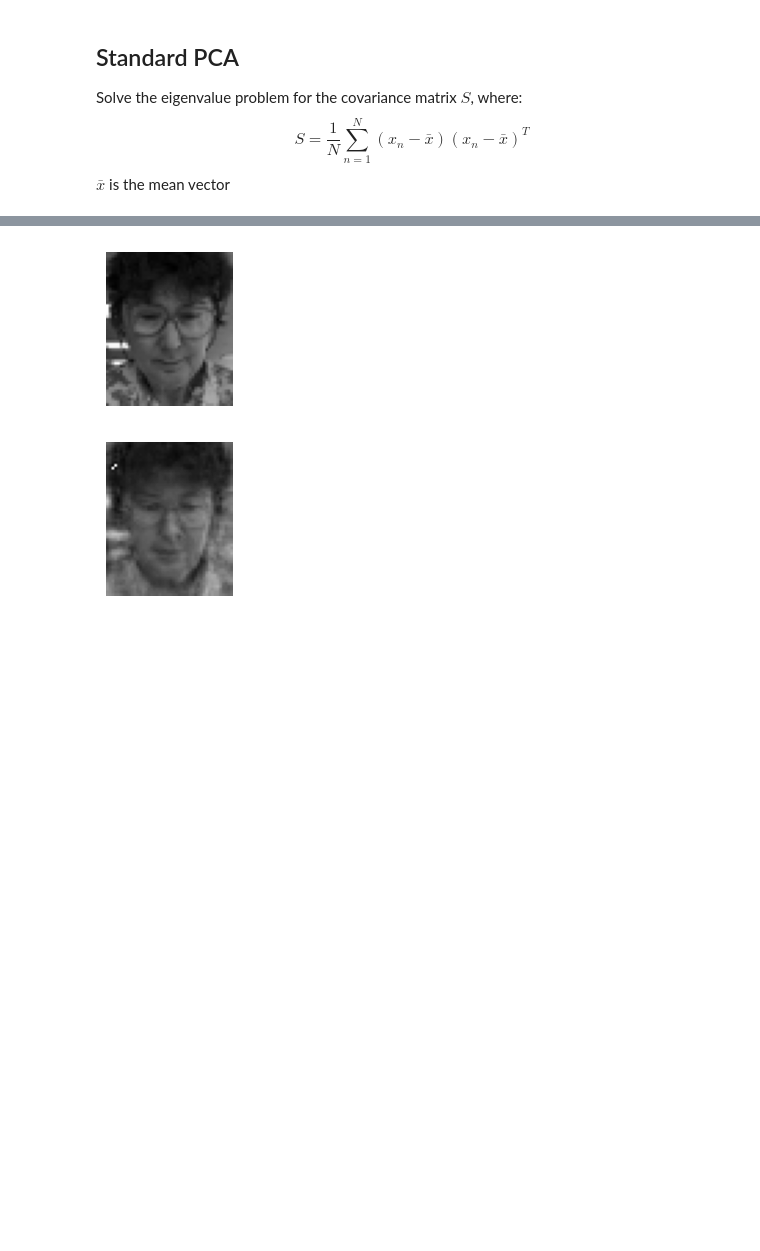
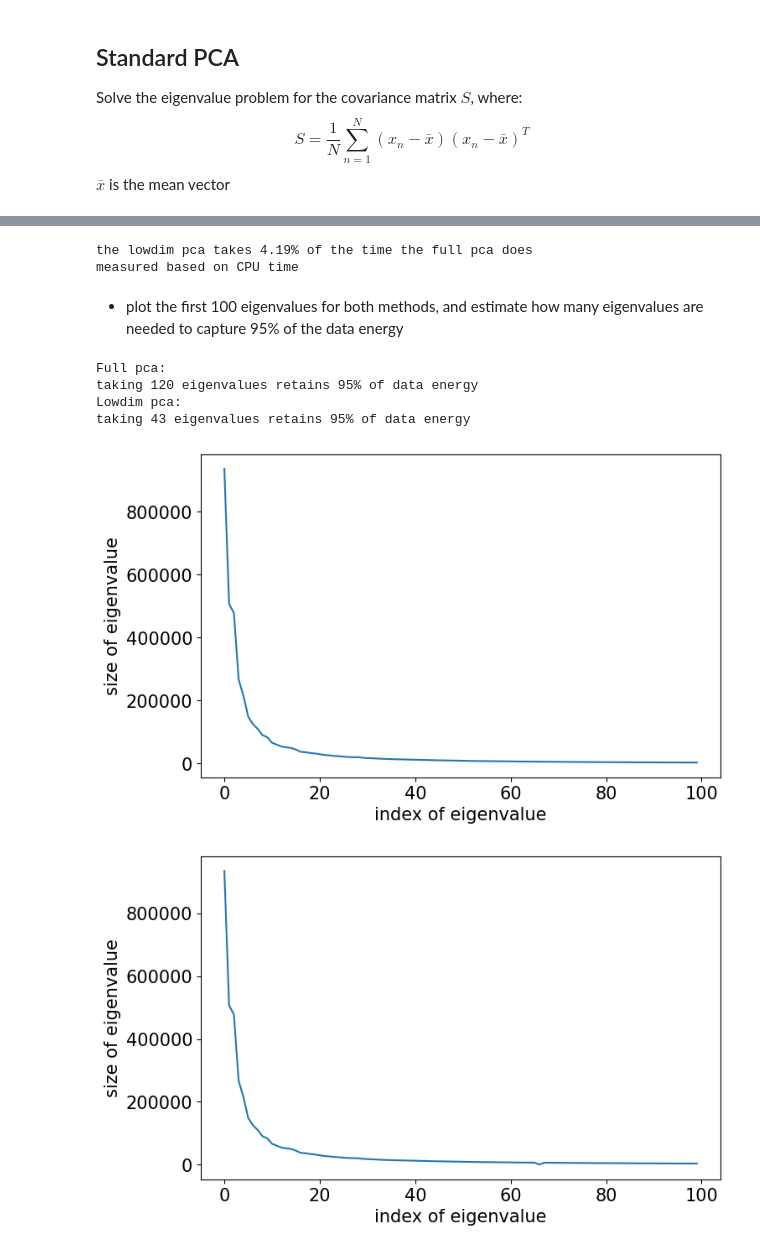
Before and after one commit to asikeero/compvis-kaist, a Jupyter notebook: coursework1/q1.ipynb, the cells around one changed output, grey strips where cells are left out. Cells and saved outputs as stored; diff of their text form; code cells hidden in the pictures; blank space fills up the shorter version.

Commit message:
add images and finish question 1

```diff
--- a/coursework1/q1.ipynb
+++ b/coursework1/q1.ipynb
@@ -117,6 +173,0 @@ eigvals_low, eigvecs_low = do_lowdim_pca(train_data)
-# %%
-def plot_eigvals(eigvals, up_to=-1):
-    fig, ax = plt.subplots(figsize=(8,5))
-    ax.plot(eigvals[:up_to])
-
-plot_eigvals(eigvals_org, up_to=100)
@@ -154,16 +174,46 @@ create_image_table(upscale(t), 10)
-# %%
-def reconstruct_image(training_data, X, n_components):
-    pca = PCA(n_components=n_components)
-    pca.fit(training_data.T)
-    img = X.reshape(-1, 1).T
-    downsampled_img = pca.transform(img)
-    upsampled_img = pca.inverse_transform(downsampled_img).T
-    return upsampled_img
-
-test_img = test_data[:, 1]
-create_image(test_img)
-img = reconstruct_image(train_data, test_img, 200)
-create_image(img)
-# %% [output]
-[figure, removed]
-[figure, removed]
+# %%
+# looking at the CPU total time
+time_full_pca = 60 + 37
+time_lowdim_pca = 4.06
+print(f'the lowdim pca takes {(time_lowdim_pca / time_full_pca) * 100 :.2f}% of the time the full pca does')
+print("measured based on CPU time")
+# %% [output]
+the lowdim pca takes 4.19% of the time the full pca does
+measured based on CPU time
+# %% [markdown]
+* plot the first 100 eigenvalues for both methods, and estimate how many eigenvalues are needed to capture 95% of the data energy
+# %%
+eigvals_org = np.real(eigvals_org)
+eigvecs_org = np.real(eigvecs_org)
+
+def find_data_energy(eigvals):
+    # first find approximate point where eigvals become zero
+    zero_index = 0
+    for i, val in enumerate(eigvals):
+        if np.abs(val) < 0.0001:
+            zero_index = i
+            break
+
+    total_energy = np.sum(eigvals[:zero_index])
+    target_energy = total_energy * 0.95
+    for i in range(zero_index + 1):
+        energy = np.sum(eigvals[:i])
+        diff = target_energy - energy
+        if diff <= 100:
+            print(f'taking {i+1} eigenvalues retains 95% of data energy')
+            break
+
+print("Full pca:")
+find_data_energy(eigvals_org)
+print("Lowdim pca:")
+find_data_energy(eigvals_low)
+
+plot_eigvals(eigvals_org, up_to=100, savename='eigval_plot_full')
+plot_eigvals(eigvals_low, up_to=100, savename='eigval_plot_low')
+# %% [output]
+Full pca:
+taking 120 eigenvalues retains 95% of data energy
+Lowdim pca:
+taking 43 eigenvalues retains 95% of data energy
+[figure, added]
+[figure, added]
```
Also changed, not shown: parts of 13 cells of this notebook, 5 other files.
